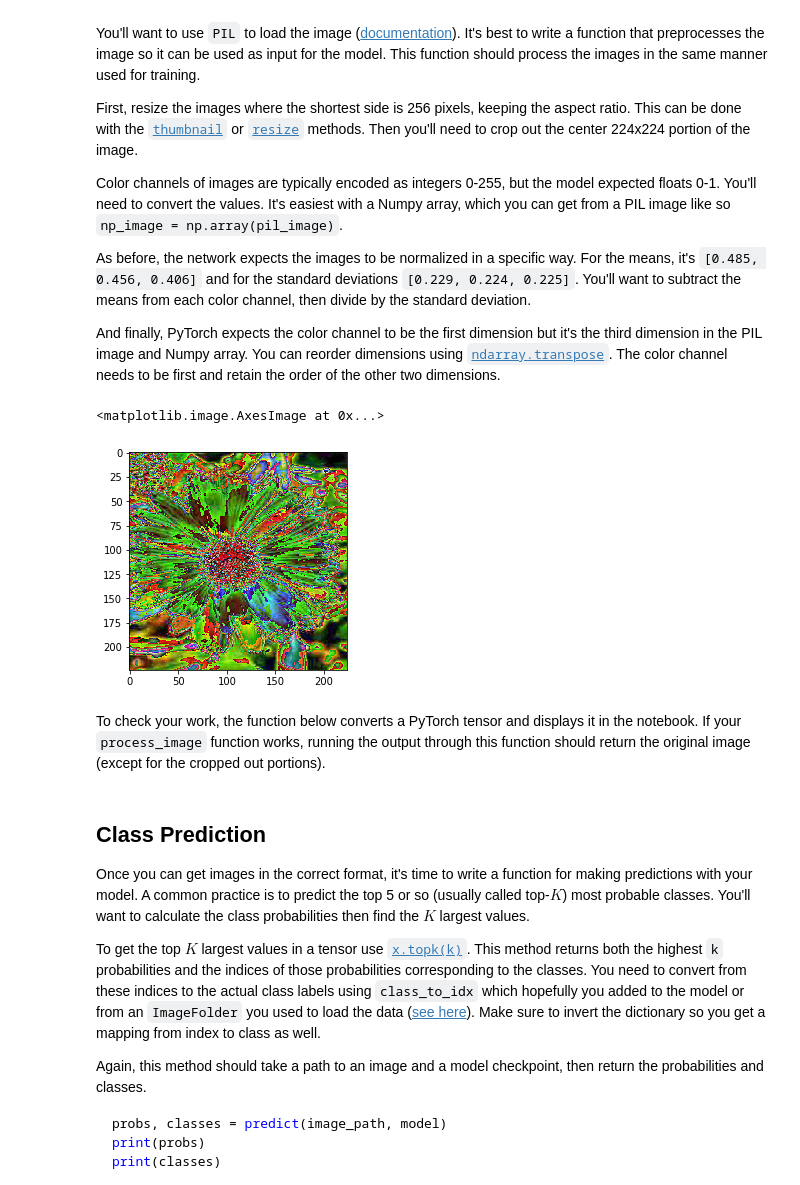
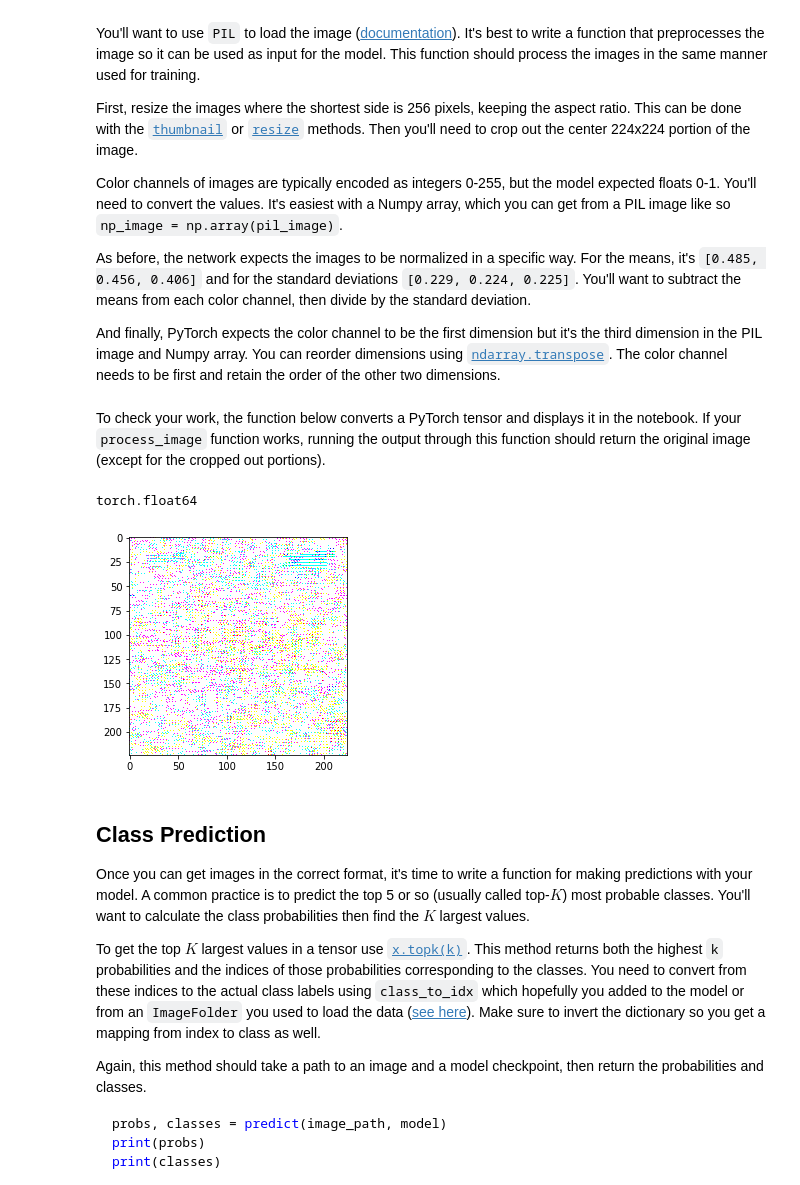
Before and after one commit to ahmedag91/Image-Recognizer, a Jupyter notebook: Image Classifier Project.ipynb, the cells around one changed output. Saved outputs shown, nothing was run; the diff lists cells and outputs as text; code cells hidden in the pictures.

Commit message:
feat: Update Image Classifier Project.ipynb

```diff
--- a/Image Classifier Project.ipynb
+++ b/Image Classifier Project.ipynb
@@ -360,16 +362,12 @@ model = model_2
 At this point it's good to write a function that can load a checkpoint and rebuild the model. That way you can come back to this project and keep working on it without having to retrain the network.
 # %%
 # TODO: Write a function that loads a checkpoint and rebuilds the model
-#device = torch.device("cuda")
 import torch
-from torch.nn import LogSoftmax
 def load_checkpoint(file_path: str):
     device = torch.device("cuda" if torch.cuda.is_available() else "cpu")
-    model_dict = torch.load('My_VGG16.pth', map_location = device)
+    model_dict = torch.load('My_VGG16.pth', map_location = 'cpu')
     model = model_dict['model']
-    #print(model_dict)
-    #model.load_state_dict(model_dict['model_state_dict'])
+    model.load_state_dict(model_dict['model_state_dict'])
     return model
 
 model = load_checkpoint('My_VGG16.pth')
-print(model.class_to_idx)
@@ -404,6 +400,7 @@ And finally, PyTorch expects the color channel to be the first dimension but it'
 # %%
 import numpy as np
 from PIL import Image as im
+
 def process_image(image):
     '''
         Scales, crops, and normalizes a PIL image for a PyTorch model,
@@ -429,50 +426,50 @@ def process_image(image):
     image_cropped = image_resized.crop(cropping)
 
     # Convert to np
-    np_image = np.array(image_cropped)
+    np_image = np.array(image_cropped, dtype = np.double)
 
     # then crop the image
-    means = [0]*3#[0.485, 0.456, 0.406]
+    means = [0.485, 0.456, 0.406]
     stds = [0.229, 0.224, 0.225]
 
     for i in range(len(means)):
         np_image[:, :, i] = (np_image[:, :, i] - means[i])/stds[i]
 
-    return np_image.reshape(-1, final_im_size, final_im_size)
-
-
-# Double checking the work
-image = im.open('flowers/test/5/image_05159.jpg')
-processed_image = im.fromarray(process_image(image).reshape(224, 224, -1), 'RGB')
-
-import matplotlib.pyplot as plt
-plt.imshow(processed_image)
+    return torch.from_numpy(np_image.reshape(-1, final_im_size, final_im_size))
-# %% [output]
-<matplotlib.image.AxesImage at 0x...>
-[figure, removed]
 # %% [markdown]
 To check your work, the function below converts a PyTorch tensor and displays it in the notebook. If your `process_image` function works, running the output through this function should return the original image (except for the cropped out portions).
 # %%
 def imshow(image, ax=None, title=None):
     """Imshow for Tensor."""
     if ax is None:
         fig, ax = plt.subplots()
 
     # PyTorch tensors assume the color channel is the first dimension
     # but matplotlib assumes is the third dimension
     image = image.numpy().transpose((1, 2, 0))
 
     # Undo preprocessing
     mean = np.array([0.485, 0.456, 0.406])
     std = np.array([0.229, 0.224, 0.225])
     image = std * image + mean
 
     # Image needs to be clipped between 0 and 1 or it looks like noise when displayed
     image = np.clip(image, 0, 1)
 
     ax.imshow(image)
 
     return ax
+
+# Double-checking the work
+im_path = 'flowers/test/5/image_05159.jpg'#'flowers/test/17/image_03830.jpg'
+image = im.open(im_path)
+processed_image = process_image(image)
+
+imshow(processed_image)
+print(processed_image.dtype)
+# %% [output]
+torch.float64
+[figure, added]
 # %% [markdown]
 ## Class Prediction
 
```
Also changed, not shown: parts of 9 cells of this notebook, 1 other file.
